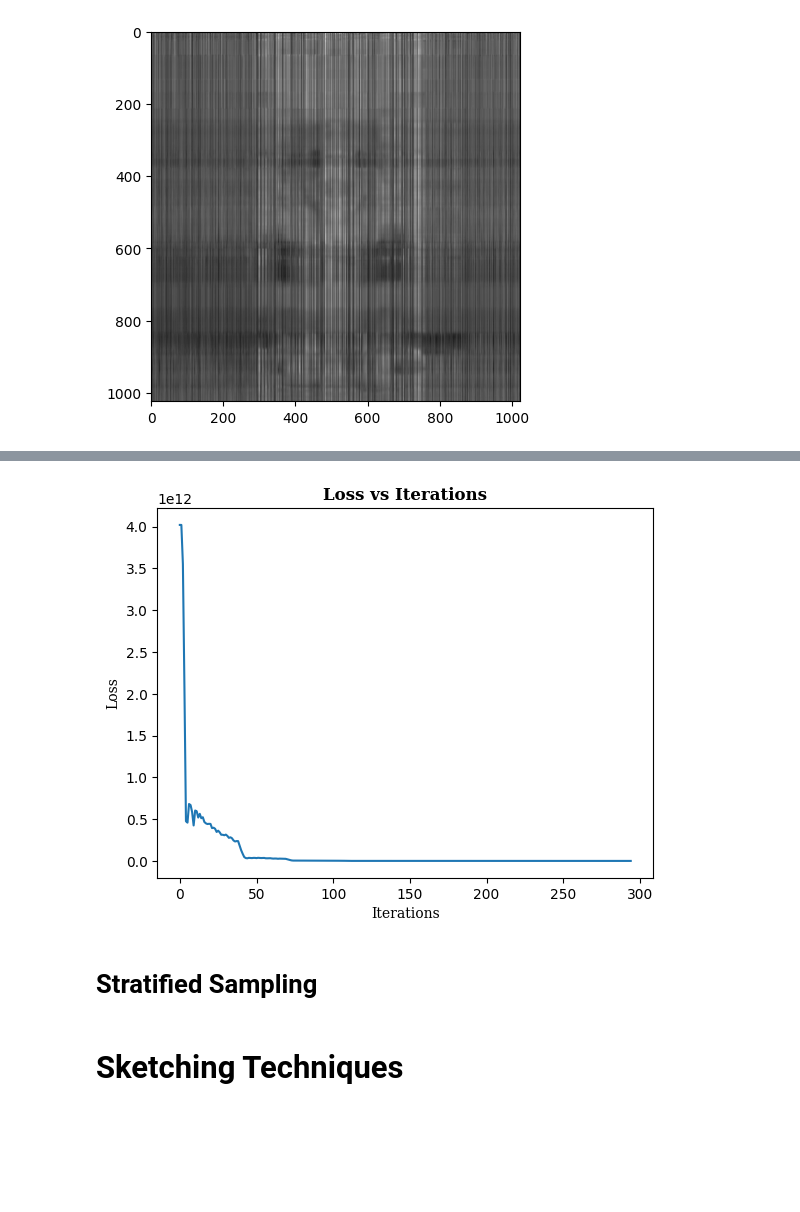
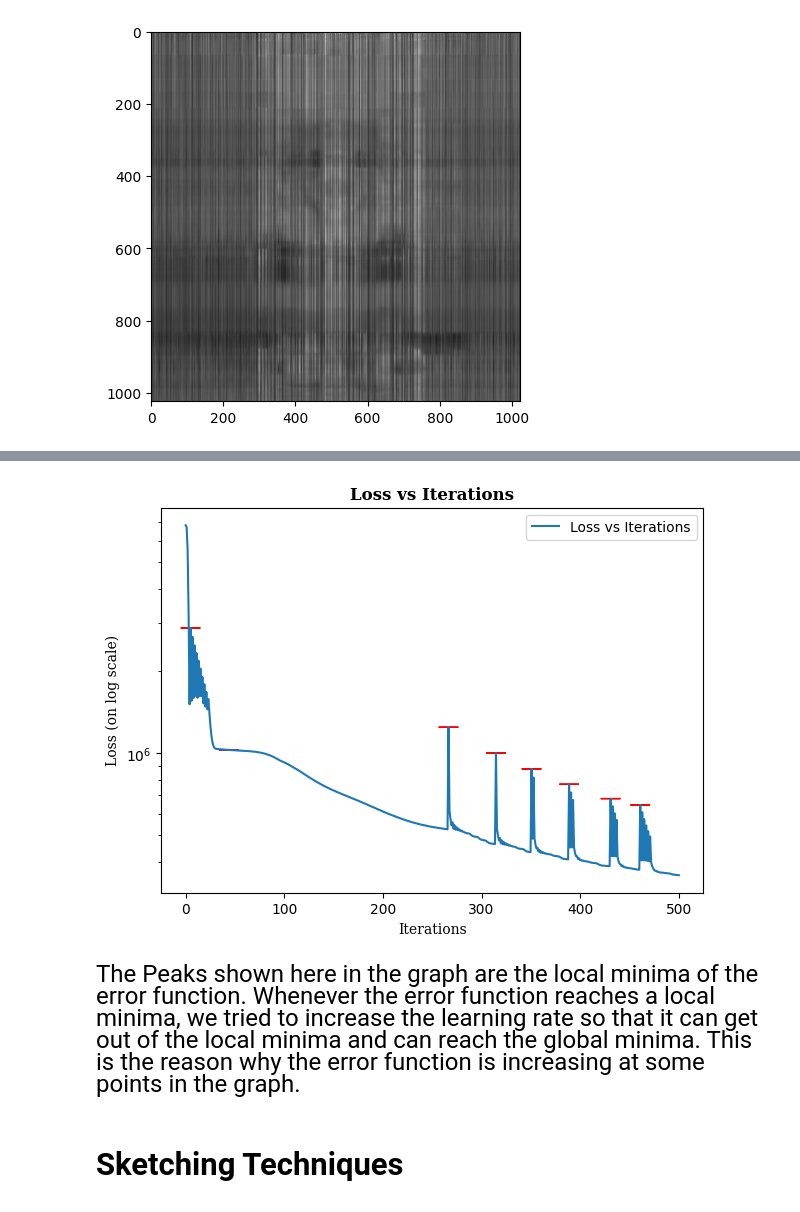
Before and after one commit to Hit2737/CS328_Intro_to_Data_Science_Project, a Jupyter notebook: file1.ipynb, the cells around one changed output, grey strips where cells are left out. Drawn from its saved outputs; the diff is of its cells as text; code cells hidden in the pictures; blank space fills up the shorter version.

```diff
--- a/file1.ipynb
+++ b/file1.ipynb
@@ -387,17 +403,36 @@ Accuracy(A, A_pred.cpu().detach().numpy(), tol = 10)
-# %%
-plt.plot(losses)
-plt.xlabel('Iterations',fontdict={'color':'black','family':'serif'})
-plt.ylabel('Loss',fontdict={'color':'black','family':'serif'})
-plt.title('Loss vs Iterations',fontdict={'color':'black','weight':'bold','family':'serif'})
-plt.show()
-# %% [output]
-[figure, removed]
-# %% [markdown]
-###
-<span style="font-family: 'Times New Roman'; font-size:20px">
-<h3>
-Stratified Sampling
-</h3>
+# %%
+import matplotlib.pyplot as plt
+import numpy as np
+from scipy.signal import find_peaks
+
+iterations = np.linspace(0, 500, 500)
+loss = losses[1:]
+
+# Find peaks
+peaks, _ = find_peaks(loss, height=0, distance=10, prominence=0.1,width=1.01, rel_height=0.5)
+
+# Plot the graph
+plt.figure(figsize=(7,5))
+plt.plot(iterations, loss, label='Loss vs Iterations')
+plt.yscale('log')
+plt.xlabel('Iterations',fontdict={'color':'black','family':'serif'})
+plt.ylabel('Loss (on log scale)',fontdict={'color':'black','family':'serif'})
+plt.title('Loss vs Iterations',fontdict={'color':'black','weight':'bold','family':'serif'})
+
+# Circle the peaks
+for peak in peaks:
+    plt.gca().add_patch(plt.Circle((iterations[peak], loss[peak]), 10, color='red', fill=False))
+
+# Show the plot
+plt.legend()
+plt.show()
+# %% [output]
+[figure, added]
+# %% [markdown]
+<span style="font-family: 'Times New Roman'; font-size:24px">
+<p>
+The Peaks shown here in the graph are the local minima of the error function. Whenever the error function reaches a local minima, we tried to increase the learning rate so that it can get out of the local minima and can reach the global minima. This is the reason why the error function is increasing at some points in the graph.
+</p>
 # %% [markdown]
 ##
 <span style="font-family: 'Times New Roman'; font-size:20px">
```
Also changed, not shown: parts of 15 cells of this notebook, 5 other files.
